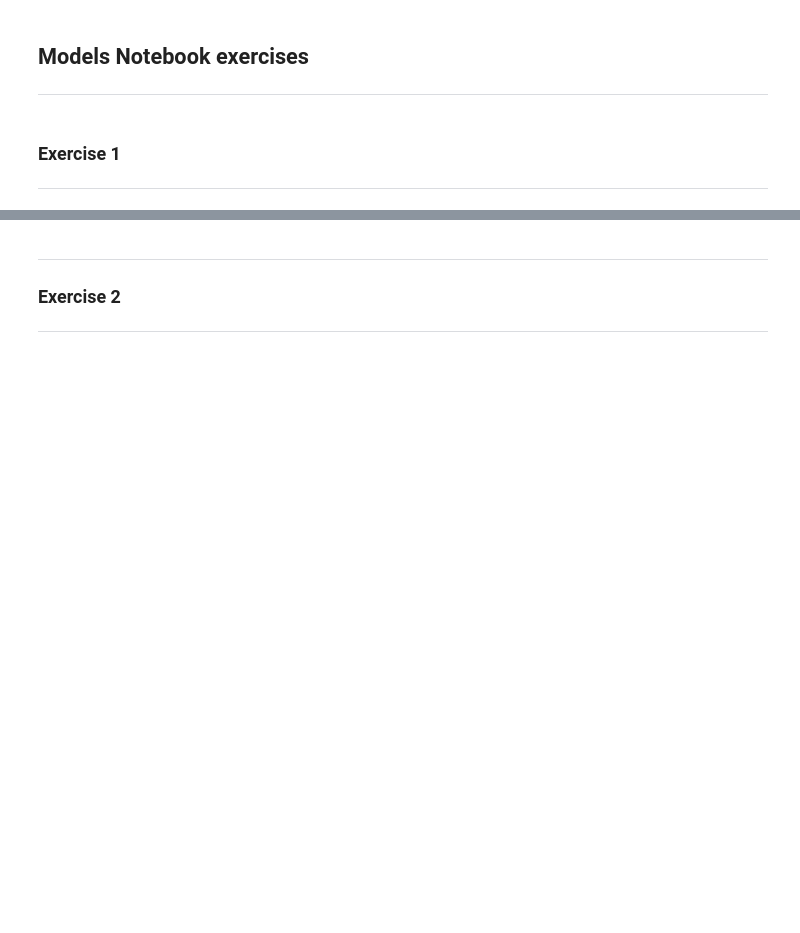
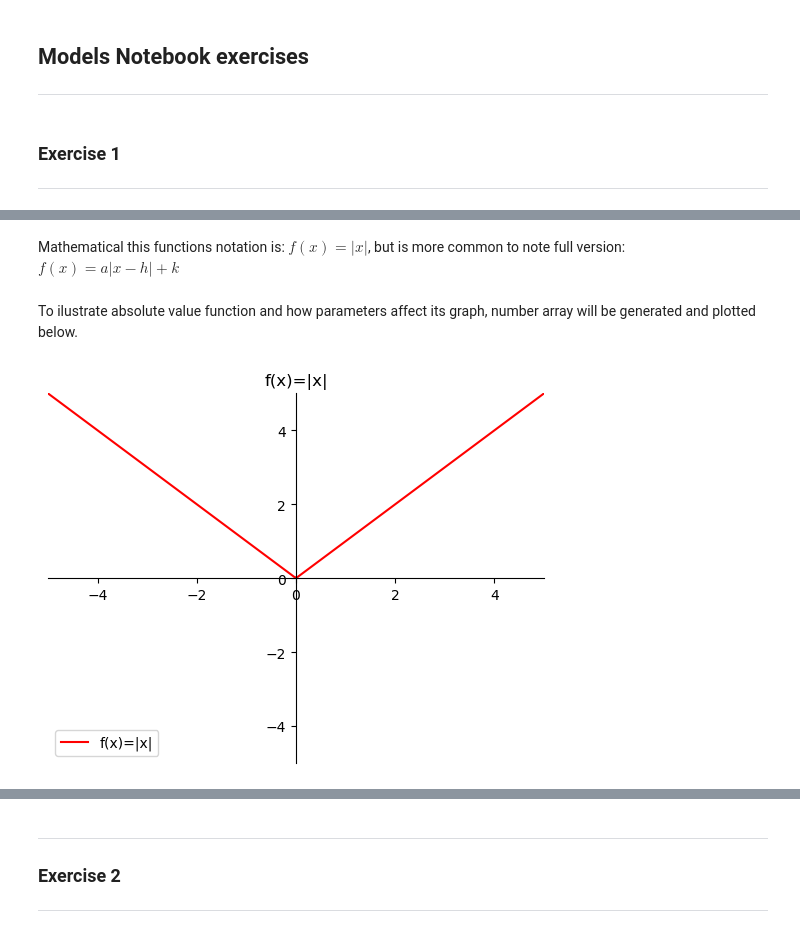
Before and after one commit to Mantvydas-data/MLS-Project, a Jupyter notebook: exercises/02.models-exercises.ipynb, the cells around one changed output, grey strips where cells are left out. Drawn from its saved outputs; the diff is of its cells as text; code cells hidden in the pictures; blank space fills up the shorter version.

```diff
--- a/exercises/02.models-exercises.ipynb
+++ b/exercises/02.models-exercises.ipynb
@@ -12,0 +28,2 @@ Research and explain why the absolute value function is not typically used in fi
+# %% [markdown]
+Mathematical this functions notation is: $f(x)=|x|$, but is more common to note full version: $f(x)=a|x-h|+k$
@@ -12,0 +35,27 @@ Research and explain why the absolute value function is not typically used in fi
+# %% [markdown]
+To ilustrate absolute value function and how parameters affect its graph, number array will be generated and plotted below.
+# %%
+# Generating array of evenly spaced numbers over a specified interval.
+
+value1=-5
+value2=5
+array = np.linspace(value1, value2, num=200)
+# %%
+# Plot for f(x)=|x|
+# https://stackoverflow.com/questions/64047985/im-plotting-absolute-value-functions-in-matplotlib-and-the-graph-just-goes-arou
+
+fig = plt.figure()
+ax = fig.add_subplot(1, 1,1)
+ax.spines['left'].set_position('center')
+ax.spines['bottom'].set_position('center')
+ax.spines['right'].set_color('none')
+ax.spines['top'].set_color('none')
+ax.set_ylim(value1, value2)
+ax.set_xlim(value1, value2)
+
+plt.plot(array,np.abs(array) ,color='red', label='f(x)=|x|')
+plt.legend()
+plt.title('f(x)=|x|')
+plt.show()
+# %% [output]
+[figure, added]
```
Also changed, not shown: parts of 13 cells of this notebook, 2 other files.
